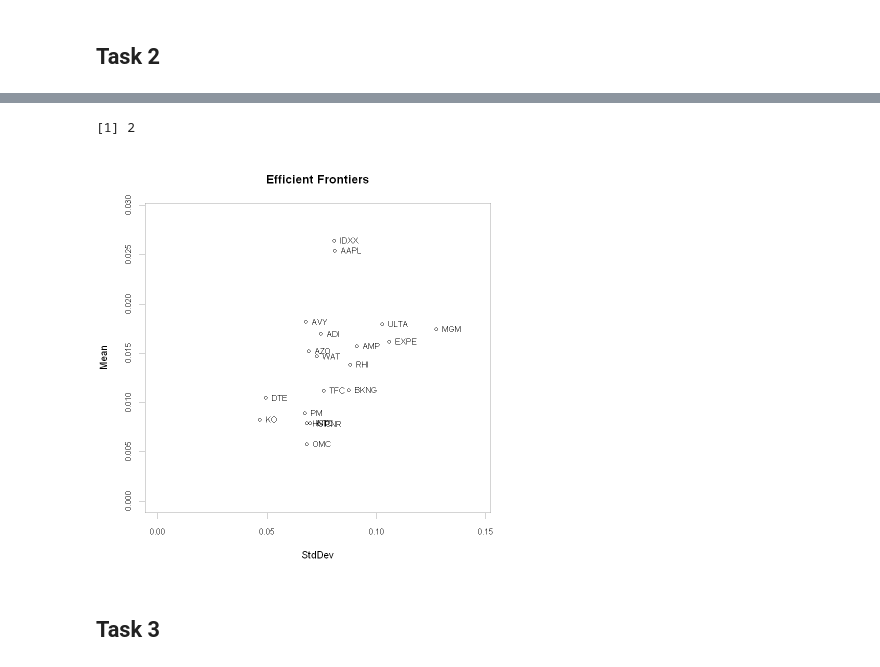
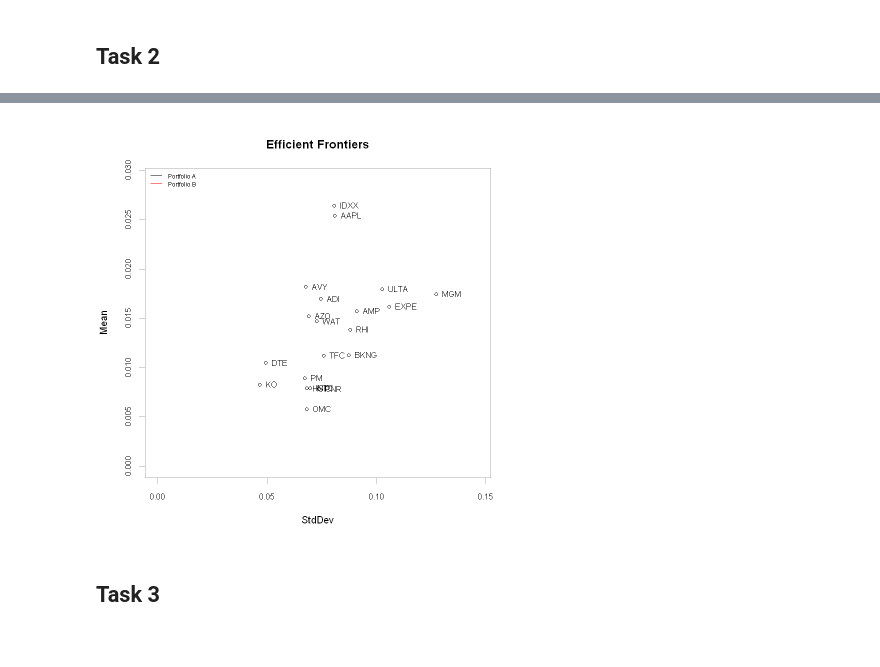
Before and after one commit to Matyas-Mattanelli/Asset-Pricing, a Jupyter notebook: HW1/Task 1.ipynb, the cells around one changed output, grey strips where cells are left out. Cells and saved outputs as stored; diff of their text form; code cells hidden in the pictures.

```diff
--- a/HW1/Task 1.ipynb
+++ b/HW1/Task 1.ipynb
@@ -202,6 +209,12 @@ final_returns <- final_returns["2015/"]
 # %%
-#Calculating the Global Minimum Variance Portfolio
-pspec <- portfolio.spec(assets = tickers_20[, 2]) #Specifying the stock names
-initial_portfolio <- add.constraint(portfolio = pspec, type = "full_investment") #Adding a constraint
-minvar <- add.objective(portfolio = initial_portfolio, type = "risk", name = "var") #Adding an objective
-opt_minvar <- optimize.portfolio(R = final_returns, portfolio = minvar, optimize_method = "ROI") #Optimizing
+#Calculating the Global Minimum Variance Portfolios
+#Portfolio A
+pspecA <- portfolio.spec(assets = tickers_20[1:10, 2]) #Specifying the stock names
+initial_portfolioA <- add.constraint(portfolio = pspecA, type = "full_investment") #Adding a constraint
+minvarA <- add.objective(portfolio = initial_portfolioA, type = "risk", name = "var") #Adding an objective
+opt_minvarA <- optimize.portfolio(R = final_returns[, 1:10], portfolio = minvarA, optimize_method = "ROI") #Optimizing
+#Portfolio B
+pspecB <- portfolio.spec(assets = tickers_20[11:20, 2]) #Specifying the stock names
+initial_portfolioB <- add.constraint(portfolio = pspecB, type = "full_investment") #Adding a constraint
+minvarB <- add.objective(portfolio = initial_portfolioB, type = "risk", name = "var") #Adding an objective
+opt_minvarB <- optimize.portfolio(R = final_returns[, 11:20], portfolio = minvarB, optimize_method = "ROI") #Optimizing
@@ -227,6 +223,6 @@ Objective Measure:
 # %%
 #Constructing portfolios A and B
-pspecA <- portfolio.spec(assets = tickers_20[1:10, 2])
-pspecB <- portfolio.spec(assets = tickers_20[11:20, 2])
-portfolioA <- add.constraint(portfolio = pspecA, type = "box", min = min(opt_minvar$weights[1:10]), max = 1)
-portfolioB <- add.constraint(portfolio = pspecB, type = "box", min = min(opt_minvar$weights[11:20]), max = 1)
+pspec_fr_A <- portfolio.spec(assets = tickers_20[1:10, 2])
+pspec_fr_B <- portfolio.spec(assets = tickers_20[11:20, 2])
+portfolio_fr_A <- add.constraint(portfolio = pspec_fr_A, type = "box", min = min(opt_minvarA$weights), max = 1)
+portfolio_fr_B <- add.constraint(portfolio = pspec_fr_B, type = "box", min = min(opt_minvarB$weights), max = 1)
@@ -252,12 +240,11 @@ chart.EfficientFrontier(eff_front_B, match.col = 'StdDev', type = 'l', tangent.l
 # %%
-AB_comb <- combine.portfolios(list(portfolioA, portfolioB))
+AB_comb <- combine.portfolios(list(portfolio_fr_A, portfolio_fr_B))
-# %% [output]
-[1] 2
 # %%
 chart.EfficientFrontierOverlay(R = final_returns, portfolio_list = AB_comb, type = 'mean-var',
-                               match.col = 'StdDev', col = c("black", "red"), lty = c(1,1), lwd = c(0.5,0.5))
+match.col = 'StdDev', col = c("black", "red"), lty = c(1,1), lwd = c(0.5,0.5), legend.loc="topleft",
+                               legend.labels=c("Portfolio A","Portfolio B"), cex.legend=0.6,)
 # %% [output]
-[figure, old version]
+[figure, new version]
 # %% [markdown]
 ## Task 3
 # %%
```
Also changed, not shown: parts of 35 cells of this notebook, 3 other files.
